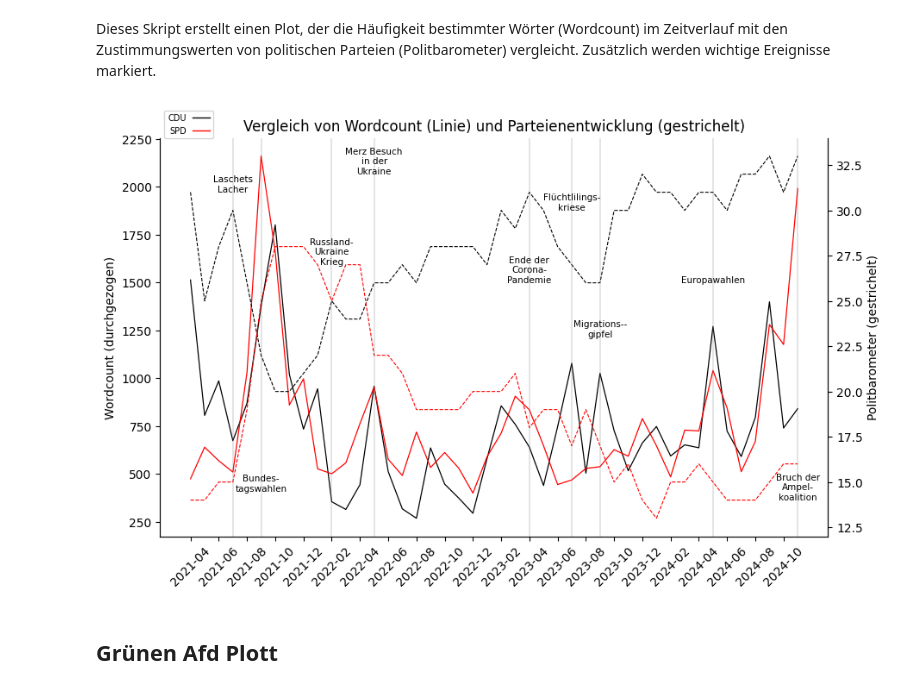
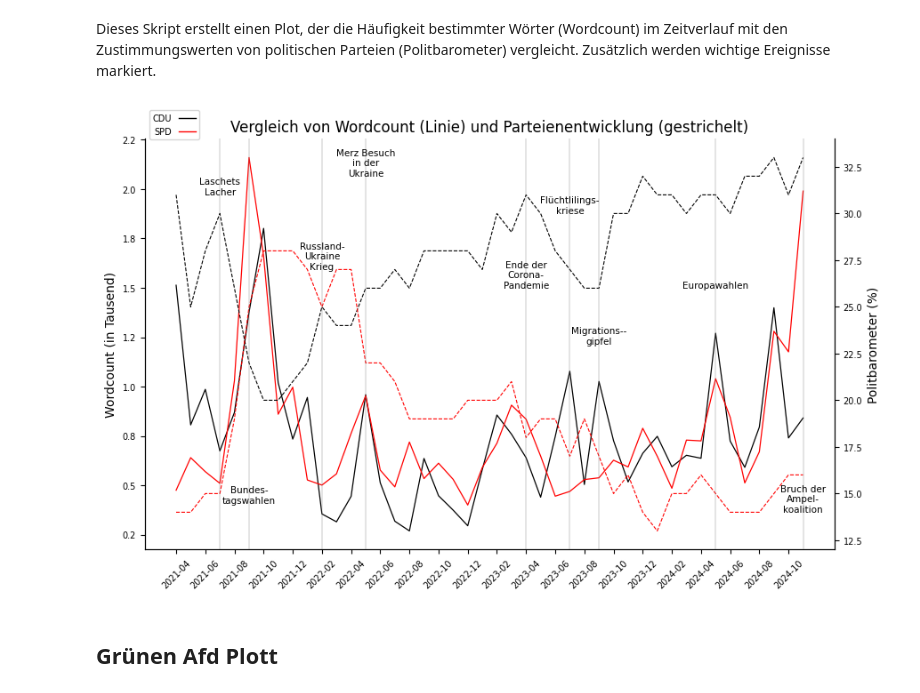
Before and after one commit to Reimser/ads_05_studienarbeit, a Jupyter notebook: source/notebooks/visualize.ipynb, the cells around one changed output. Cells and saved outputs as stored; diff of their text form; code cells hidden in the pictures.

Commit message:
die beschriftung der achsen angepasst (groesse)

```diff
--- a/source/notebooks/visualize.ipynb
+++ b/source/notebooks/visualize.ipynb
@@ -82,7 +83,10 @@ for word in df_grouped_wordcount['word'].unique():  # Iteriere über alle Wörte
     ax1.plot(temp_df['month'], temp_df['count'],linewidth=0.9, linestyle='-', color=color)  # Plotte die Daten für das Wort
 
 ax1.set_xlabel('')  # Entfernt die Beschriftung der x-Achse
-ax1.set_ylabel('Wordcount (durchgezogen)')  # Beschriftet die linke y-Achse
+
+# Werte der linken Y-Achse skalieren (Wordcount)
+ax1.yaxis.set_major_formatter(mticker.FuncFormatter(lambda x, _: f"{x * 0.001:.1f}"))  # Verschiebt das Komma drei Stellen nach links
+ax1.set_ylabel('Wordcount (in Tausend)')  # Beschriftung anpassen
 ax1.tick_params(axis='y', labelcolor='black')  # Setzt die Farbe der y-Achse auf Schwarz
 ax1.set_xticks(df_grouped_wordcount['month'].unique())  # Setzt die Monate als x-Achsenticks
 ax1.set_xticklabels(df_grouped_wordcount['month'].unique(), rotation=45)  # Dreht die Labels um 45 Grad
@@ -106,38 +110,46 @@ for column in ['cdu', 'spd']:  # Iteriere über die Parteien
                      linewidth=0.8, linestyle="--", label=column.upper(), color=color)
     party_lines.append(line)  # Speichere die Linie für die Legende
 
-ax2.set_ylabel('Politbarometer (gestrichelt)')  # Beschriftet die rechte y-Achse
+
+
+ax2.set_ylabel('Politbarometer (%)')  # Beschriftet die rechte y-Achse
 ax2.tick_params(axis='y', labelcolor='black')  # Setzt die Farbe der rechten y-Achse auf Schwarz
 
+# Schriftgröße der Zahlen an den Achsen anpassen
+ax1.tick_params(axis='y', labelsize=7)  # Linke Y-Achse
+ax2.tick_params(axis='y', labelsize=7)  # Rechte Y-Achse
+ax1.tick_params(axis='x', labelsize=7)  # X-Achse
+
+# Achsen anpassen
 ax2.spines["top"].set_linewidth(0)  # Entferne die obere Linie
 ax1.spines["top"].set_linewidth(0)  # Entferne die obere Linie
 
 # Legende ändern
 # Erstelle Legenden-Elemente mit den Farben und Labels der Linien
 legend_elements = [Line2D([0], [0], color=line.get_color(), lw=1, label=line.get_label()) for line in party_lines]
 ax1.legend(handles=legend_elements, loc='upper left', bbox_to_anchor=(-0, 1.08), markerfirst=False, fontsize=7)  # Platziert die Legende
 
 # Events markieren
 events = [("2021-07", "Laschets\nLacher", 31),
           ("2021-09", "Bundes-\ntagswahlen", 14.5),
           ("2023-04", "Ende der\nCorona-\nPandemie", 26),
           ("2022-02", "Russland-\nUkraine\nKrieg", 27),
           ("2022-05", "Merz Besuch\nin der\nUkraine", 32),
           ("2023-07", "Flüchtlilings-\nkriese", 30),
           ("2023-09", "Migrations--\ngipfel", 23),
           ("2024-05", "Europawahlen", 26),
           ("2024-11", "Bruch der\nAmpel-\nkoalition", 14)]  # Definiert die Events
 
 for event_x, event_label, y_position in events:  # Iteriere über die Events
     plt.axvline(x=event_x, color='grey', linestyle='-', linewidth=0.3)  # Zeichnet vertikale Linie für jedes Event
     text = plt.text(event_x, y_position, event_label, rotation=0, fontsize=7.5)  # Fügt Text an die Linie hinzu
     text.set_horizontalalignment('center')  # Zentriert den Text horizontal
 
 # Plot
 plt.title('Vergleich von Wordcount (Linie) und Parteienentwicklung (gestrichelt)')  # Setzt den Titel des Plots
 plt.show()  # Zeigt den Plot an
 # %% [output]
-[figure, old version]
+[figure, new version]
 # %% [markdown]
 ## Grünen Afd Plott
 # %% [markdown]
```
Also changed, not shown: parts of 2 cells of this notebook, 1 other file.
